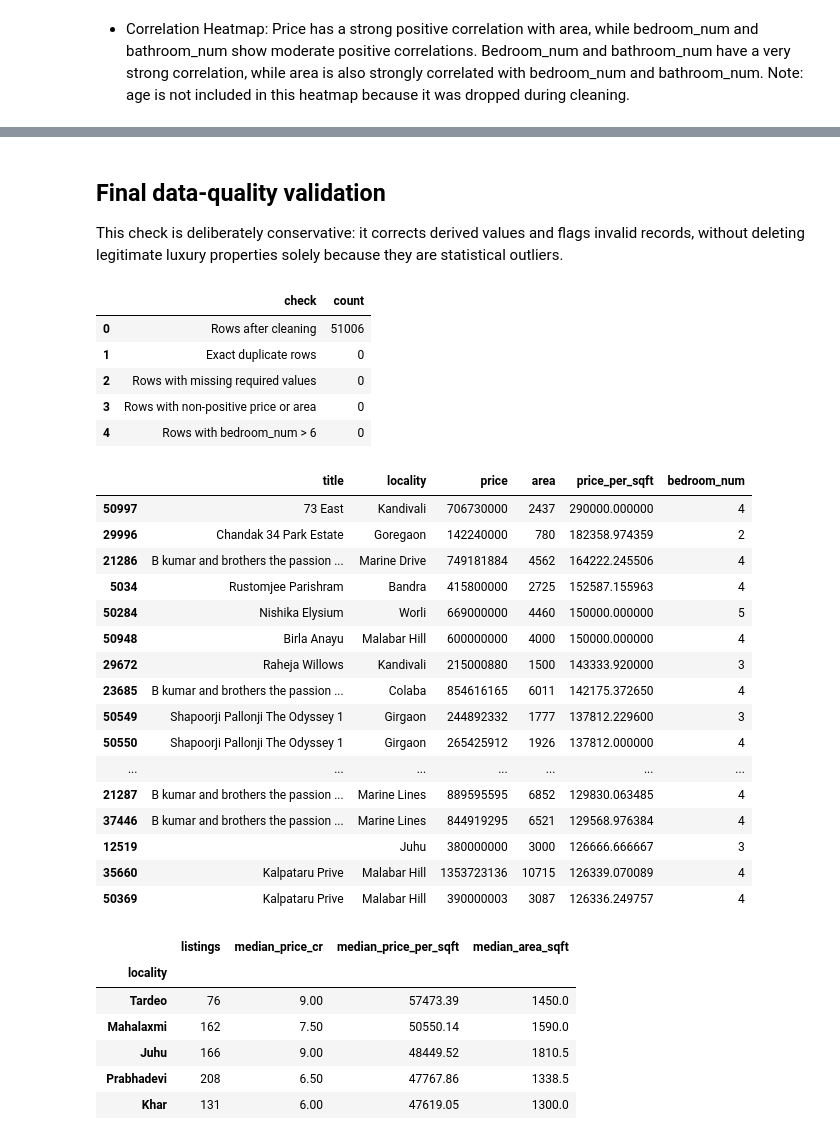
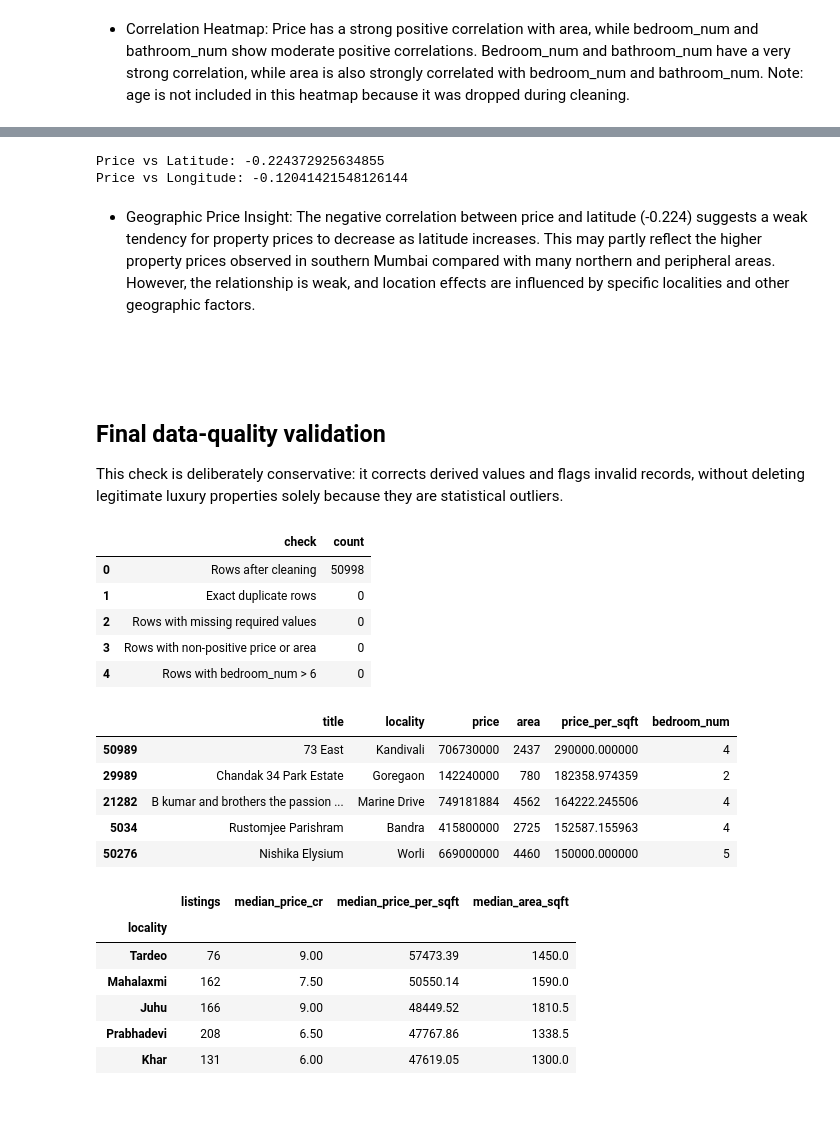
Before and after one commit to TaherKaru/House-prediction-model, a Jupyter notebook: Data/cleaning.ipynb, the cells around one changed output, grey strips where cells are left out. Cells and saved outputs as stored; diff of their text form; code cells hidden in the pictures; blank space fills up the shorter version.

```diff
--- a/Data/cleaning.ipynb
+++ b/Data/cleaning.ipynb
@@ -518,0 +579,5 @@ Note: age is not included in this heatmap because it was dropped during cleaning
+# %%
+rows_to_drop = [6176, 13194, 13199, 16086, 40346, 26250, 26251, 26252]
+
+df = df.drop(index=rows_to_drop).copy()
+df.reset_index(drop=True, inplace=True)
@@ -519,3 +595,17 @@ Note: age is not included in this heatmap because it was dropped during cleaning
+# %%
+print("Price vs Latitude:",
+      df["price"].corr(df["new_latitude"]))
+
+print("Price vs Longitude:",
+      df["price"].corr(df["new_longitude"]))
+# %% [output]
+Price vs Latitude: -0.224372925634855
+Price vs Longitude: -0.12041421548126144
+# %% [markdown]
+- Geographic Price Insight:
+The negative correlation between price and latitude (-0.224) suggests a weak tendency for property prices to decrease as latitude increases. This may partly reflect the higher property prices observed in southern Mumbai compared with many northern and peripheral areas. However, the relationship is weak, and location effects are influenced by specific localities and other geographic factors.
+
+<br><br>
 # %% [markdown]
 ## Final data-quality validation
 
@@ -529,51 +619,40 @@ quality_report = pd.DataFrame({
     "check": [
         "Rows after cleaning",
         "Exact duplicate rows",
         "Rows with missing required values",
         "Rows with non-positive price or area",
         "Rows with bedroom_num > 6",
     ],
     "count": [
         len(df),
         df.duplicated().sum(),
         df[["price", "area", "locality", "property_type", "bedroom_num", "bathroom_num"]].isna().any(axis=1).sum(),
         ((df["price"] <= 0) | (df["area"] <= 0)).sum(),
         (df["bedroom_num"] > 6).sum(),
     ],
 })
 display(quality_report)
 
 # Do not automatically remove IQR outliers: inspect them using price per sq.ft. and locality.
 suspicious_listings = df.loc[
     (df["price_per_sqft"] < df["price_per_sqft"].quantile(0.01))
     | (df["price_per_sqft"] > df["price_per_sqft"].quantile(0.99)),
     ["title", "locality", "price", "area", "price_per_sqft", "bedroom_num"],
 ].sort_values("price_per_sqft", ascending=False)
-display(suspicious_listings.head(20))
+display(suspicious_listings.head(5))
 # %% [output]
 |  | check | count |
-| 0 | Rows after cleaning | 51006 |
+| 0 | Rows after cleaning | 50998 |
 | 1 | Exact duplicate rows | 0 |
 | 2 | Rows with missing required values | 0 |
 | 3 | Rows with non-positive price or area | 0 |
 | 4 | Rows with bedroom_num > 6 | 0 |
 |  | title | locality | price | area | price_per_sqft | bedroom_num |
-| 50997 | 73 East | Kandivali | 706730000 | 2437 | 290000.000000 | 4 |
-| 29996 | Chandak 34 Park Estate | Goregaon | 142240000 | 780 | 182358.974359 | 2 |
-| 21286 | B kumar and brothers the passion ... | Marine Drive | 749181884 | 4562 | 164222.245506 | 4 |
+| 50989 | 73 East | Kandivali | 706730000 | 2437 | 290000.000000 | 4 |
+| 29989 | Chandak 34 Park Estate | Goregaon | 142240000 | 780 | 182358.974359 | 2 |
+| 21282 | B kumar and brothers the passion ... | Marine Drive | 749181884 | 4562 | 164222.245506 | 4 |
 | 5034 | Rustomjee Parishram | Bandra | 415800000 | 2725 | 152587.155963 | 4 |
-| 50284 | Nishika Elysium | Worli | 669000000 | 4460 | 150000.000000 | 5 |
-| 50948 | Birla Anayu | Malabar Hill | 600000000 | 4000 | 150000.000000 | 4 |
-| 29672 | Raheja Willows | Kandivali | 215000880 | 1500 | 143333.920000 | 3 |
-| 23685 | B kumar and brothers the passion ... | Colaba | 854616165 | 6011 | 142175.372650 | 4 |
-| 50549 | Shapoorji Pallonji The Odyssey 1 | Girgaon | 244892332 | 1777 | 137812.229600 | 3 |
-| 50550 | Shapoorji Pallonji The Odyssey 1 | Girgaon | 265425912 | 1926 | 137812.000000 | 4 |
-| ... | ... | ... | ... | ... | ... | ... |
-| 21287 | B kumar and brothers the passion ... | Marine Lines | 889595595 | 6852 | 129830.063485 | 4 |
-| 37446 | B kumar and brothers the passion ... | Marine Lines | 844919295 | 6521 | 129568.976384 | 4 |
-| 12519 |  | Juhu | 380000000 | 3000 | 126666.666667 | 3 |
-| 35660 | Kalpataru Prive | Malabar Hill | 1353723136 | 10715 | 126339.070089 | 4 |
-| 50369 | Kalpataru Prive | Malabar Hill | 390000003 | 3087 | 126336.249757 | 4 |
+| 50276 | Nishika Elysium | Worli | 669000000 | 4460 | 150000.000000 | 5 |
 # %%
 # Compare localities only when enough listings are available; medians are robust to luxury-property outliers.
 locality_summary = (
```
Also changed, not shown: parts of 6 cells of this notebook, 4 other files.
